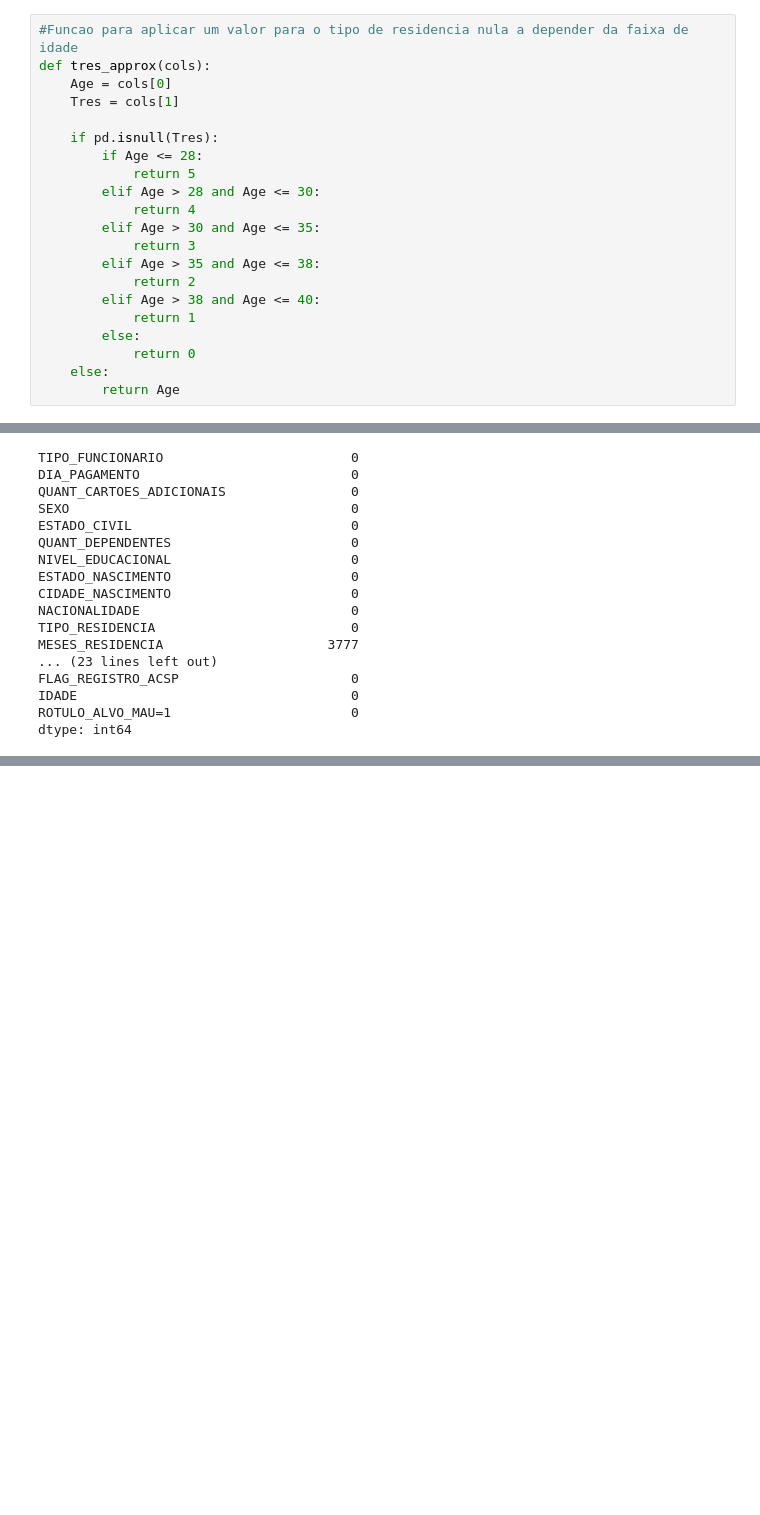
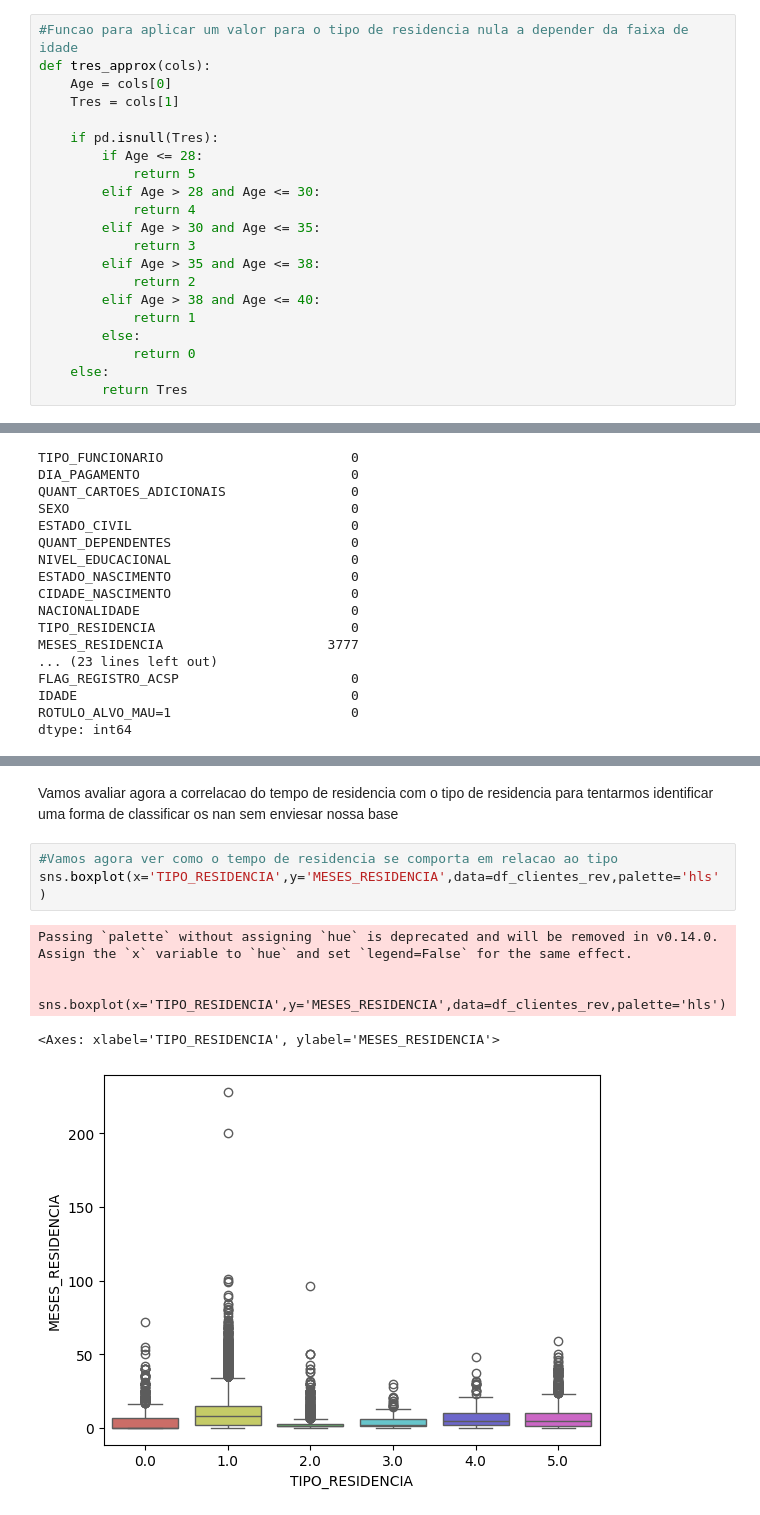
Before and after one commit to RodrigodeFeo/8DTS, a Jupyter notebook: FE_Trabalho_Integrado_RM351578.ipynb, the cells around one changed output, grey strips where cells are left out. Drawn from its saved outputs; the diff is of its cells as text; blank space fills up the shorter version.

```diff
--- a/FE_Trabalho_Integrado_RM351578.ipynb
+++ b/FE_Trabalho_Integrado_RM351578.ipynb
@@ -284,7 +281,7 @@ def tres_approx(cols):
         else:
             return 0
     else:
-        return Age
+        return Tres
 # %%
 #Vamos aplicar a funcao na nossa base revisada
 df_clientes_rev['TIPO_RESIDENCIA'] = df_clientes_rev[['IDADE','TIPO_RESIDENCIA']].apply(tres_approx,axis=1)
@@ -311,0 +313,11 @@ dtype: int64
+# %% [markdown]
+Vamos avaliar agora a correlacao do tempo de residencia com o tipo de residencia para tentarmos identificar uma forma de classificar os nan sem enviesar nossa base
+# %%
+#Vamos agora ver como o tempo de residencia se comporta em relacao ao tipo
+sns.boxplot(x='TIPO_RESIDENCIA',y='MESES_RESIDENCIA',data=df_clientes_rev,palette='hls')
+# %% [output]
+Passing `palette` without assigning `hue` is deprecated and will be removed in v0.14.0. Assign the `x` variable to `hue` and set `legend=False` for the same effect.
+
+  sns.boxplot(x='TIPO_RESIDENCIA',y='MESES_RESIDENCIA',data=df_clientes_rev,palette='hls')
+<Axes: xlabel='TIPO_RESIDENCIA', ylabel='MESES_RESIDENCIA'>
+[figure, added]
```
Also changed, not shown: parts of 9 cells of this notebook.
